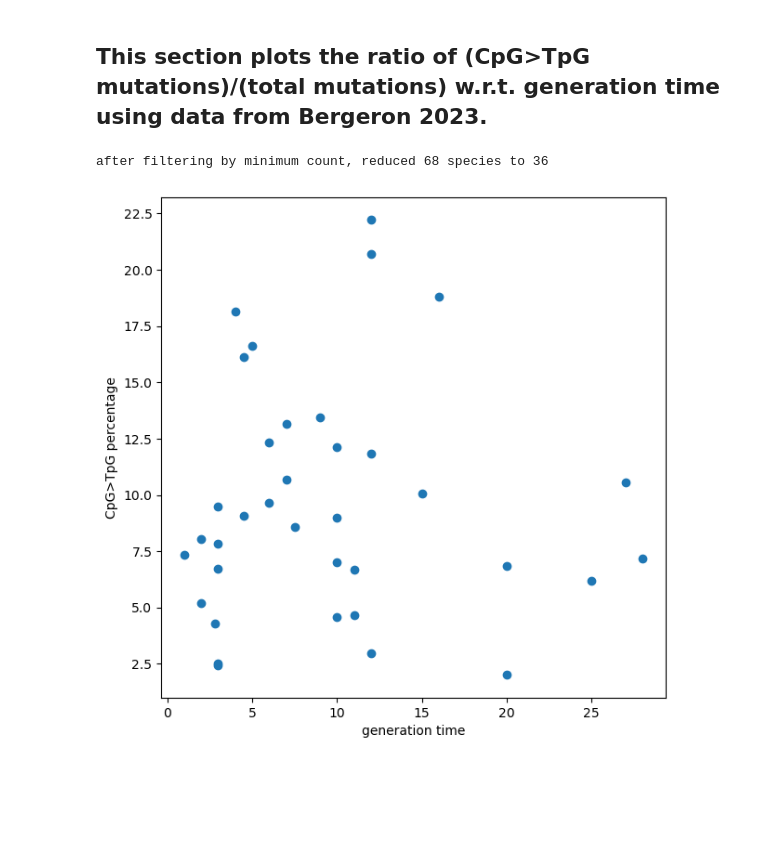
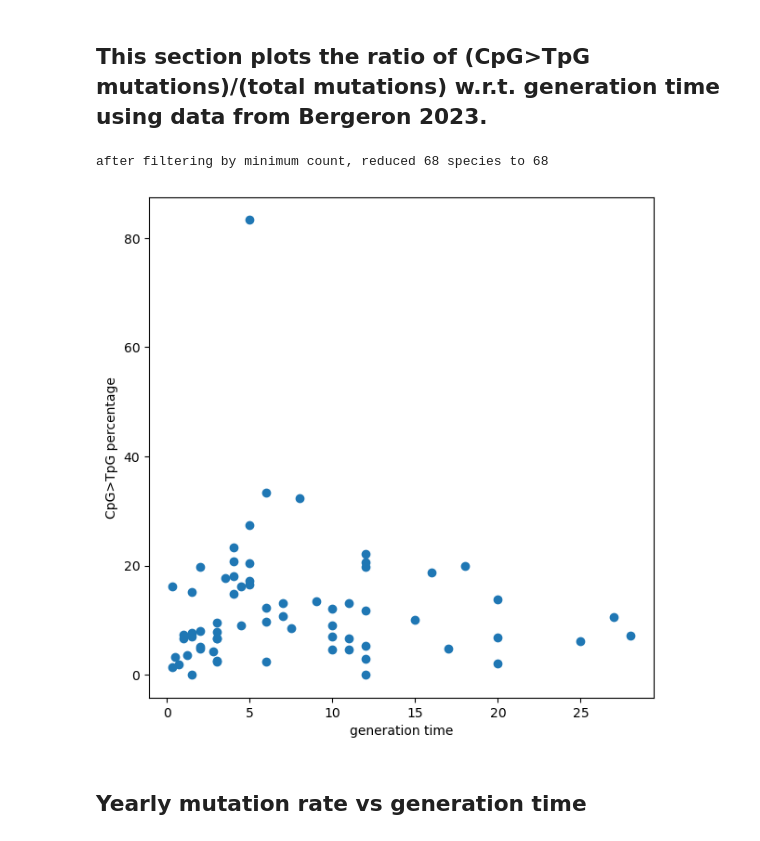
Before and after one commit to harrispopgen/clocklike-DBH, a Jupyter notebook: DBH_plots.ipynb, the cells around one changed output. Saved outputs shown, nothing was run; the diff lists cells and outputs as text; code cells hidden in the pictures; blank space fills up the shorter version.

```diff
--- a/DBH_plots.ipynb
+++ b/DBH_plots.ipynb
@@ -312,33 +313,35 @@ def load_bergeron_generation_time():
     # U: Unicode string, f: floating point
     data_types = {"Species": 'U', "Common name": 'U', "Group": 'U', "Generation time": 'f'}
     df = pd.read_excel("./data/bergeron_raw_data.xlsx", sheet_name="Supplementary Table 9",
                        header=None, names=col_names, dtype=data_types, usecols="A:C,J", skiprows=2)
     # change the species name inigoi to macrolepis to match species name in supplementary table #4 (CpG data)
     # both are dwarf gecko
     df.loc[df["Species"] == "Sphaerodactylus_inigoi", "Species"] = "Sphaerodactylus_macrolepis"
     return df
 
 def plot_bergeron_CpG2TpG_vs_generation_time(min_mutation_count=10):
     def assert_matching_df_keys(df1, df2):
         keys1 = set(df1.apply(lambda x: str(x["Species"]) + "_" + str(x["Group"]), axis=1))
         keys2 = set(df2.apply(lambda x: str(x["Species"]) + "_" + str(x["Group"]), axis=1))
         assert len(keys1 - keys2) == 0 and len(keys1) == len(keys2)
 
     df_CpG = compute_bergeron_CpG2TpG_percentage()
     df_gen_time = load_bergeron_generation_time()
     assert_matching_df_keys(df_CpG, df_gen_time)
 
     df_merge = pd.merge(df_CpG, df_gen_time, on=["Species", "Group"])
     assert len(df_merge) == len(df_CpG)
 
     df_filter_by_count = df_merge.loc[df_merge["Mutation count"] > min_mutation_count]
     print(f"after filtering by minimum count, reduced {len(df_merge)} species to {len(df_filter_by_count)}")
     fig, ax = plt.subplots(figsize=(7,7))
     ax.scatter(df_filter_by_count["Generation time"], df_filter_by_count["Perc_CpG>TpG"])
     ax.set_xlabel("generation time")
     ax.set_ylabel("CpG>TpG percentage")
 
-plot_bergeron_CpG2TpG_vs_generation_time(min_mutation_count=30)
+plot_bergeron_CpG2TpG_vs_generation_time(min_mutation_count=0)
 # %% [output]
-after filtering by minimum count, reduced 68 species to 36
+after filtering by minimum count, reduced 68 species to 68
-[figure, old version]
+[figure, new version]
+# %% [markdown]
+## Yearly mutation rate vs generation time
```
Also changed, not shown: parts of 6 cells of this notebook.
